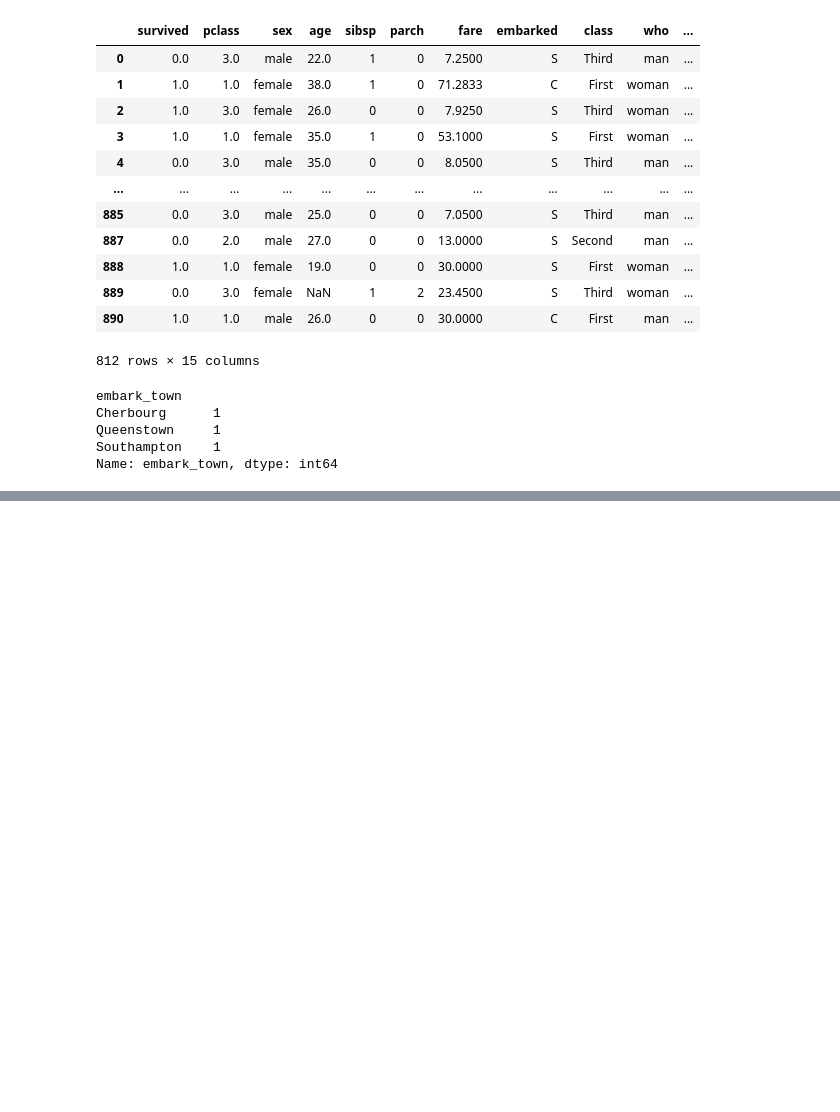
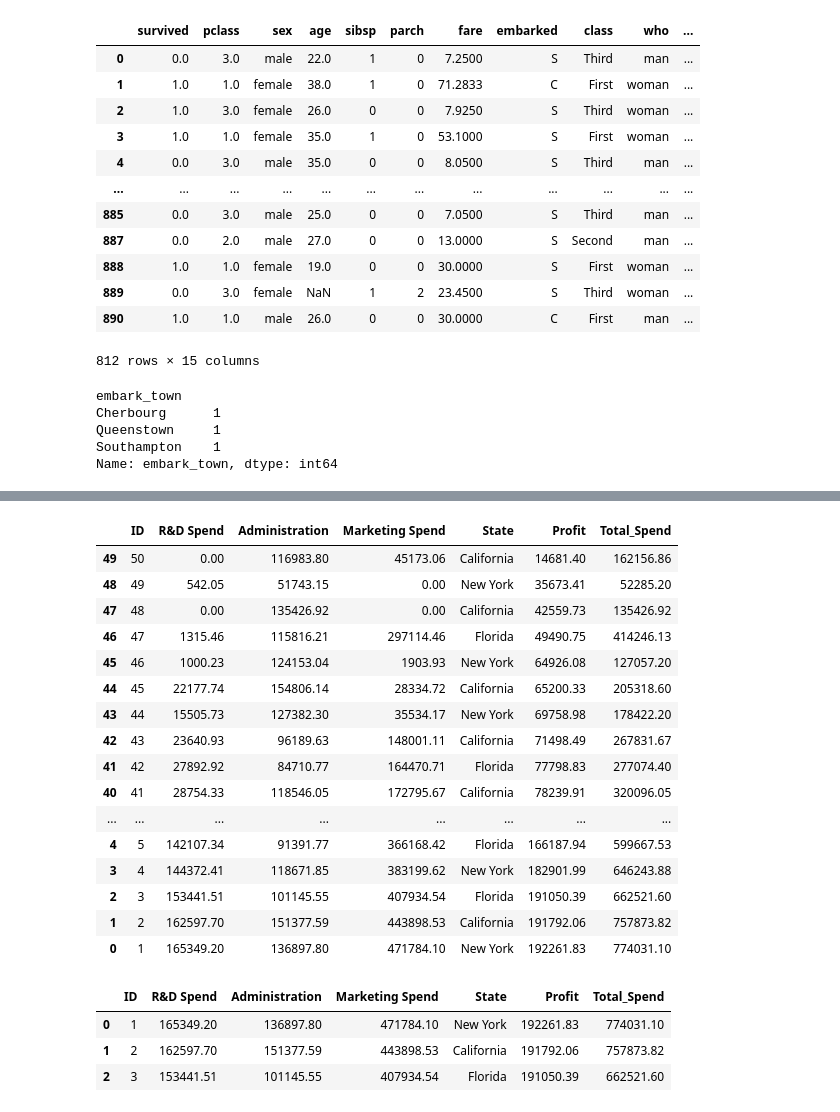
Before and after one commit to ikokkas/Exercises, a Jupyter notebook: Exercises.ipynb, the cells around one changed output, grey strips where cells are left out. Drawn from its saved outputs; the diff is of its cells as text; code cells hidden in the pictures; blank space fills up the shorter version.

```diff
--- a/Exercises.ipynb
+++ b/Exercises.ipynb
@@ -493,3 +493,7 @@ Cherbourg      1
 Queenstown     1
 Southampton    1
 Name: embark_town, dtype: int64
+# %%
+startup_df = pd.read_csv("50_Startups.csv")
+
+startup_df.head()
@@ -495,0 +507,10 @@ Name: embark_town, dtype: int64
+# %%
+# create a new ID column
+
+#startup_df.columns[1] = "ID"
+
+startup_df["ID"] = startup_df.index +1
+
+startup_df = startup_df[["ID", "R&D Spend", "Administration", "Marketing Spend", "State", "Profit"]]
+
+startup_df.head()
@@ -495,0 +524,6 @@ Name: embark_town, dtype: int64
+# %%
+# create a new column "Total_Spend" which will be the sum of the R&D Spend, Administration and Marketing Spend
+
+startup_df["Total_Spend"] = startup_df["R&D Spend"] + startup_df["Administration"] + startup_df["Marketing Spend"]
+
+startup_df.head()
@@ -495,0 +537,31 @@ Name: embark_town, dtype: int64
+# %%
+# Sort the dataset by profit in ascending order
+
+startup_df.sort_values("Profit", ascending=True)
+# %% [output]
+|  | ID | R&D Spend | Administration | Marketing Spend | State | Profit | Total_Spend |
+| 49 | 50 | 0.00 | 116983.80 | 45173.06 | California | 14681.40 | 162156.86 |
+| 48 | 49 | 542.05 | 51743.15 | 0.00 | New York | 35673.41 | 52285.20 |
+| 47 | 48 | 0.00 | 135426.92 | 0.00 | California | 42559.73 | 135426.92 |
+| 46 | 47 | 1315.46 | 115816.21 | 297114.46 | Florida | 49490.75 | 414246.13 |
+| 45 | 46 | 1000.23 | 124153.04 | 1903.93 | New York | 64926.08 | 127057.20 |
+| 44 | 45 | 22177.74 | 154806.14 | 28334.72 | California | 65200.33 | 205318.60 |
+| 43 | 44 | 15505.73 | 127382.30 | 35534.17 | New York | 69758.98 | 178422.20 |
+| 42 | 43 | 23640.93 | 96189.63 | 148001.11 | California | 71498.49 | 267831.67 |
+| 41 | 42 | 27892.92 | 84710.77 | 164470.71 | Florida | 77798.83 | 277074.40 |
+| 40 | 41 | 28754.33 | 118546.05 | 172795.67 | California | 78239.91 | 320096.05 |
+| ... | ... | ... | ... | ... | ... | ... | ... |
+| 4 | 5 | 142107.34 | 91391.77 | 366168.42 | Florida | 166187.94 | 599667.53 |
+| 3 | 4 | 144372.41 | 118671.85 | 383199.62 | New York | 182901.99 | 646243.88 |
+| 2 | 3 | 153441.51 | 101145.55 | 407934.54 | Florida | 191050.39 | 662521.60 |
+| 1 | 2 | 162597.70 | 151377.59 | 443898.53 | California | 191792.06 | 757873.82 |
+| 0 | 1 | 165349.20 | 136897.80 | 471784.10 | New York | 192261.83 | 774031.10 |
+# %%
+# which are the 3 companies that spend the most money on R&D
+
+startup_df.sort_values("R&D Spend", ascending=False).head(3)
+# %% [output]
+|  | ID | R&D Spend | Administration | Marketing Spend | State | Profit | Total_Spend |
+| 0 | 1 | 165349.20 | 136897.80 | 471784.10 | New York | 192261.83 | 774031.10 |
+| 1 | 2 | 162597.70 | 151377.59 | 443898.53 | California | 191792.06 | 757873.82 |
+| 2 | 3 | 153441.51 | 101145.55 | 407934.54 | Florida | 191050.39 | 662521.60 |
```
Also changed, not shown: parts of 6 cells of this notebook.
